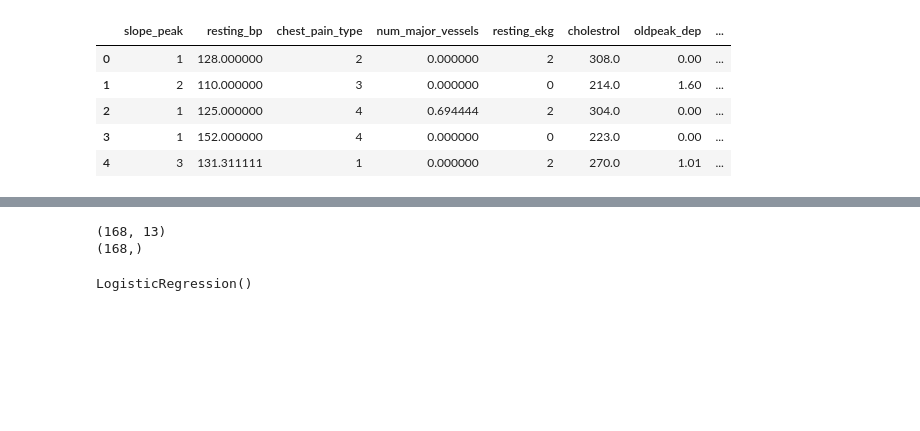
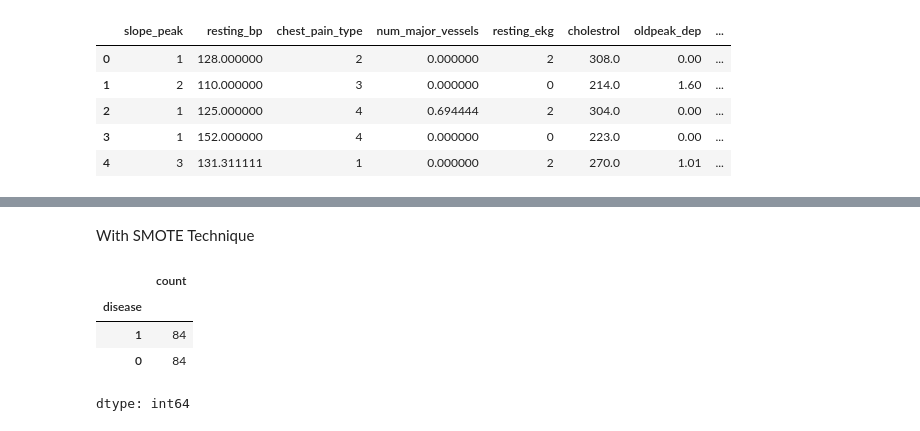
Before and after one commit to abhishek01bv/Heart_diease_prediction, a Jupyter notebook: Project_Heart_Disease_.ipynb, the cells around one changed output, grey strips where cells are left out. Drawn from its saved outputs; the diff is of its cells as text; code cells hidden in the pictures; blank space fills up the shorter version.

```diff
--- a/Project_Heart_Disease_.ipynb
+++ b/Project_Heart_Disease_.ipynb
@@ -300,10 +283,13 @@ print(y_train.shape)
+# %% [markdown]
+With SMOTE Technique
 # %%
 from imblearn.over_sampling import SMOTE
-smote = SMOTE()
-X_sm, y_sm = smote.fit_resample(X_train, y_train)
+smote=SMOTE(random_state=42)
+X_sm,y_sm=smote.fit_resample(X_train,y_train)
+y_sm.value_counts()
+# %% [output]
+|  | count |
+| disease |  |
+| 1 | 84 |
+| 0 | 84 |
+dtype: int64
-# %%
-print(X_sm.shape)
-print(y_sm.shape)
-# %% [output]
-(168, 13)
-(168,)
@@ -315,4 +295,0 @@ lr = LogisticRegression()
-# %%
-lr.fit(X_sm, y_sm)
-# %% [output]
-LogisticRegression()
```
Also changed, not shown: parts of 39 cells of this notebook.
